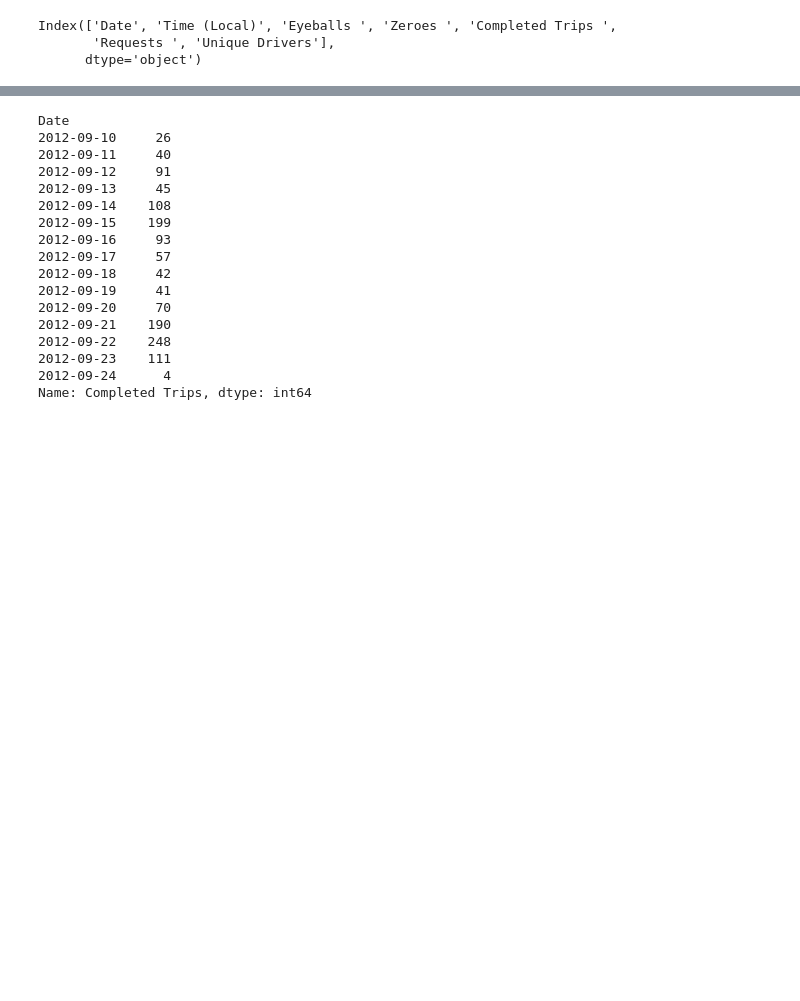
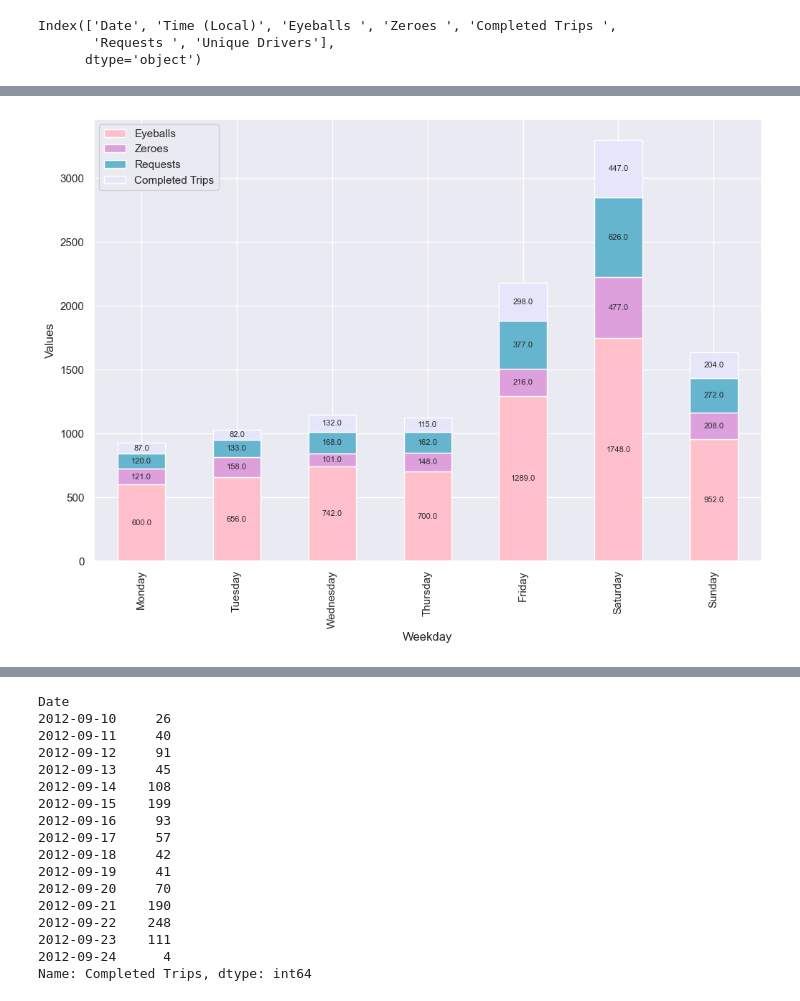
Before and after one commit to zachtheyek/Data-Projects, a Jupyter notebook: Uber-10_10_22/analysis.ipynb, the cells around one changed output, grey strips where cells are left out. Saved outputs shown, nothing was run; the diff lists cells and outputs as text; code cells hidden in the pictures; blank space fills up the shorter version.

```diff
--- a/Uber-10_10_22/analysis.ipynb
+++ b/Uber-10_10_22/analysis.ipynb
@@ -82,0 +112,26 @@ df.columns = df.columns.str.strip()
+# %%
+# Extract day-of-week from original dates
+df_0['Weekday'] = df_0['Date'].dt.weekday
+df_agg_dow = df_0.groupby('Weekday').sum().reset_index()
+day_of_week = {0: 'Monday',
+               1: 'Tuesday',
+               2: 'Wednesday',
+               3: 'Thursday',
+               4: 'Friday',
+               5: 'Saturday',
+               6: 'Sunday'}
+df_agg_dow['Weekday'] = df_agg_dow['Weekday'].map(day_of_week)
+# %%
+ax = df_agg_dow[['Weekday', 'Eyeballs', 'Zeroes', 'Requests', 'Completed Trips']].plot(kind='bar',
+                                                                                       stacked=True,
+                                                                                       x='Weekday',
+                                                                                       color=my_colors)
+for c in ax.containers:
+    # Optional: if the segment is small or 0, customize the labels
+    labels = [v.get_height() if v.get_height() > 0 else '' for v in c]
+    # Remove the labels parameter if it's not needed for customized labels
+    ax.bar_label(c, labels=labels, label_type='center', fontsize=8)
+plt.ylabel('Values')
+plt.show()
+# %% [output]
+[figure, added]
```
Also changed, not shown: parts of 26 cells of this notebook.
